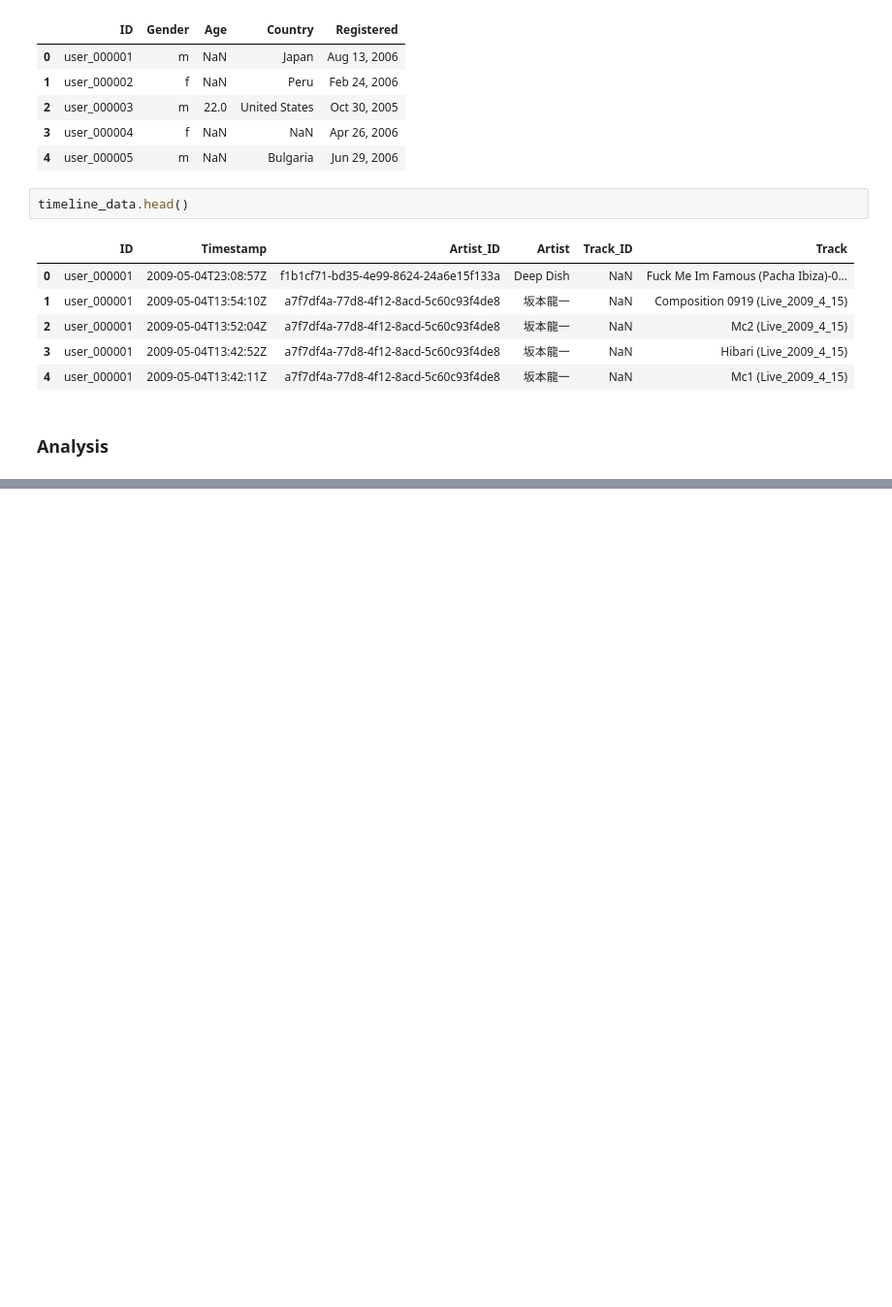
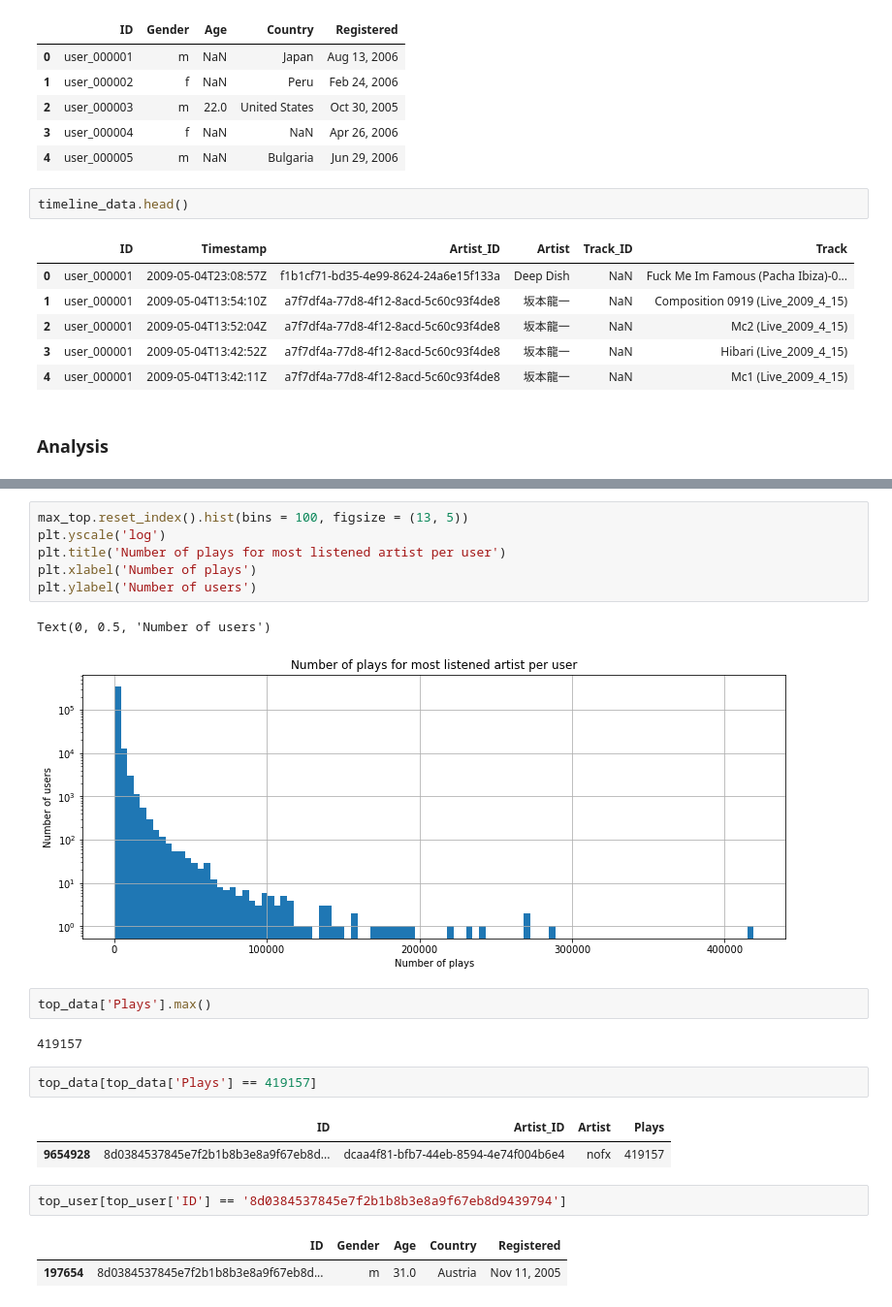
Before and after one commit to Caotick/mlbd-project, a Jupyter notebook: mlbd_project.ipynb, the cells around one changed output, grey strips where cells are left out. Shown at 97% size. Drawn from its saved outputs; the diff is of its cells as text; blank space fills up the shorter version.

```diff
--- a/mlbd_project.ipynb
+++ b/mlbd_project.ipynb
@@ -90,0 +93,23 @@ Name: ID, Length: 3143, dtype: int64
+# %%
+max_top.reset_index().hist(bins = 100, figsize = (13, 5))
+plt.yscale('log')
+plt.title('Number of plays for most listened artist per user')
+plt.xlabel('Number of plays')
+plt.ylabel('Number of users')
+# %% [output]
+Text(0, 0.5, 'Number of users')
+[figure, added]
+# %%
+top_data['Plays'].max()
+# %% [output]
+419157
+# %%
+top_data[top_data['Plays'] == 419157]
+# %% [output]
+|  | ID | Artist_ID | Artist | Plays |
+| 9654928 | 8d0384537845e7f2b1b8b3e8a9f67eb8d... | dcaa4f81-bfb7-44eb-8594-4e74f004b6e4 | nofx | 419157 |
+# %%
+top_user[top_user['ID'] == '8d0384537845e7f2b1b8b3e8a9f67eb8d9439794']
+# %% [output]
+|  | ID | Gender | Age | Country | Registered |
+| 197654 | 8d0384537845e7f2b1b8b3e8a9f67eb8d... | m | 31.0 | Austria | Nov 11, 2005 |
```
Also changed, not shown: parts of 10 cells of this notebook.
